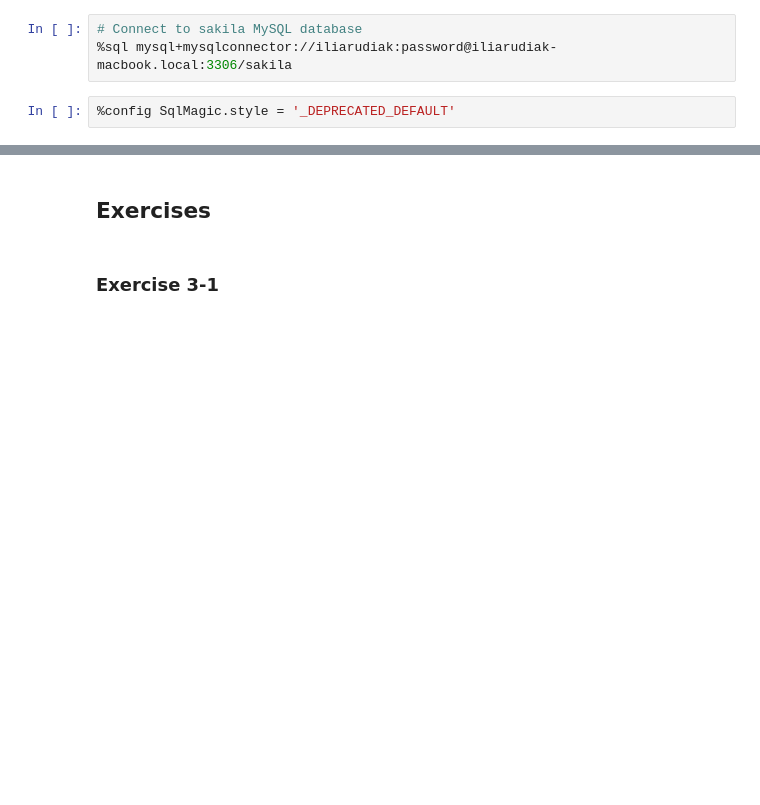
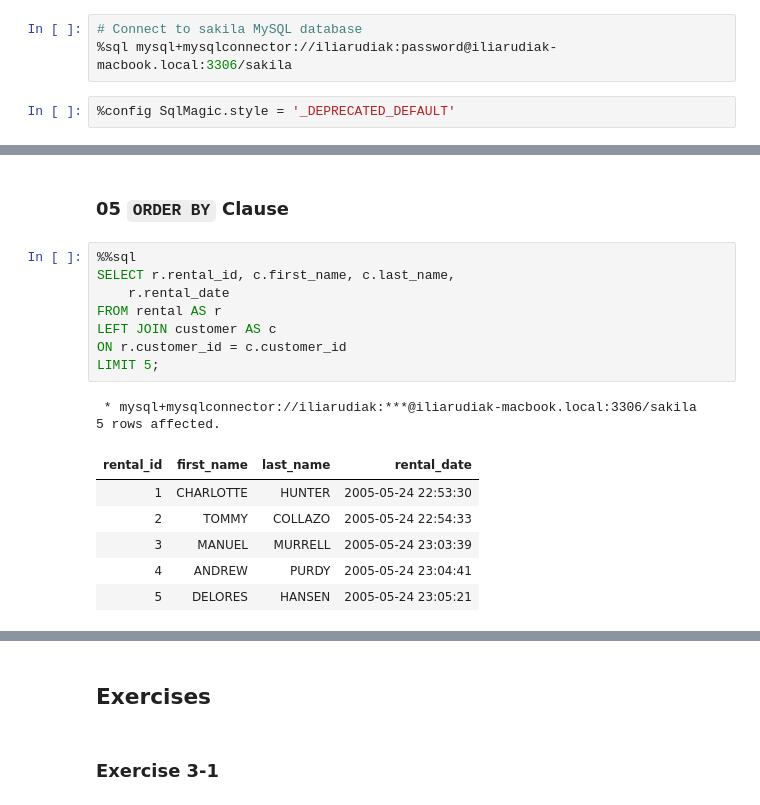
Before and after one commit to ilyarudyak/python_review_2025, a Jupyter notebook: 04-sql-beauliue/03_query.ipynb, the cells around one changed output, grey strips where cells are left out. Cells and saved outputs as stored; diff of their text form; blank space fills up the shorter version.

```diff
--- a/04-sql-beauliue/03_query.ipynb
+++ b/04-sql-beauliue/03_query.ipynb
@@ -12,0 +249,19 @@ The sql extension is already loaded. To reload it, use:
+# %% [markdown]
+### 05 `ORDER BY` Clause
+# %%
+%%sql
+SELECT r.rental_id, c.first_name, c.last_name,
+    r.rental_date
+FROM rental AS r
+LEFT JOIN customer AS c
+ON r.customer_id = c.customer_id
+LIMIT 5;
+# %% [output]
+ * mysql+mysqlconnector://iliarudiak:***@iliarudiak-macbook.local:3306/sakila
+5 rows affected.
+| rental_id | first_name | last_name | rental_date |
+| 1 | CHARLOTTE | HUNTER | 2005-05-24 22:53:30 |
+| 2 | TOMMY | COLLAZO | 2005-05-24 22:54:33 |
+| 3 | MANUEL | MURRELL | 2005-05-24 23:03:39 |
+| 4 | ANDREW | PURDY | 2005-05-24 23:04:41 |
+| 5 | DELORES | HANSEN | 2005-05-24 23:05:21 |
```
Also changed, not shown: parts of 32 cells of this notebook, 2 other files.
